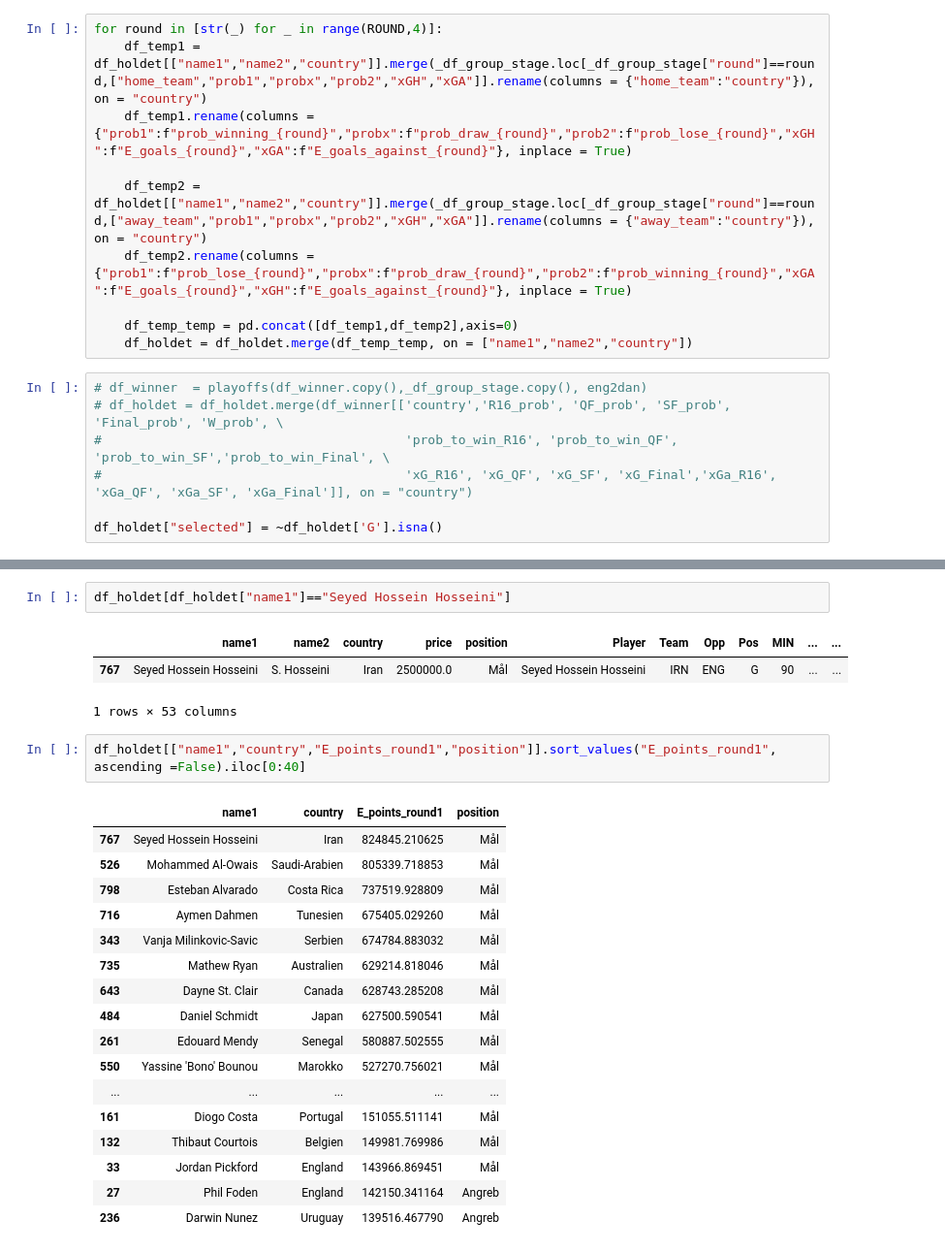
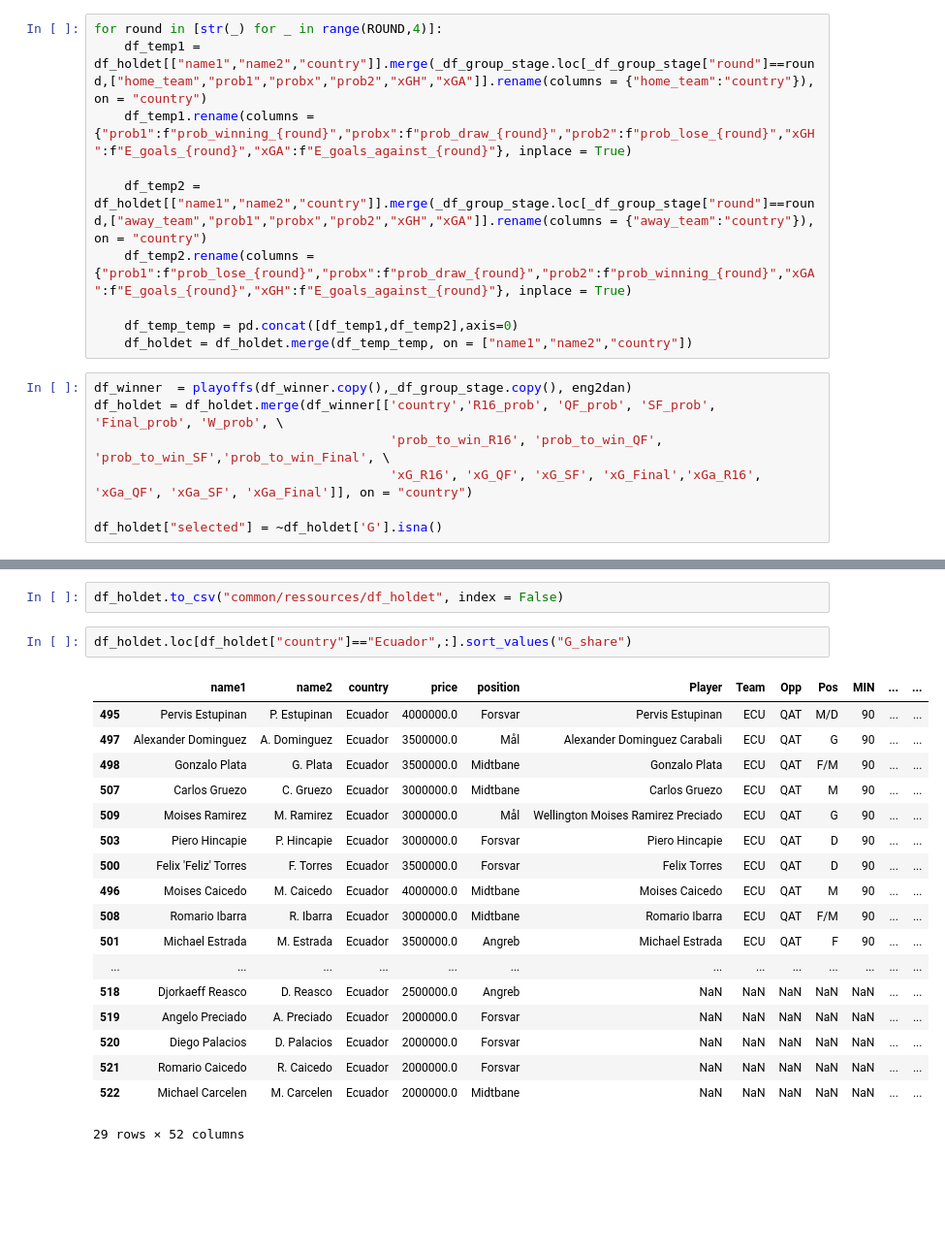
Before and after one commit to MathiasMSorensen/WC2022--Lineup-Optimizer, a Jupyter notebook: data_load.ipynb, the cells around one changed output, grey strips where cells are left out. Shown at 97% size. Cells and saved outputs as stored; diff of their text form; blank space fills up the shorter version.

Commit message:
now we have a team

```diff
--- a/data_load.ipynb
+++ b/data_load.ipynb
@@ -54,10 +54,10 @@ for round in [str(_) for _ in range(ROUND,4)]:
     df_temp_temp = pd.concat([df_temp1,df_temp2],axis=0)
     df_holdet = df_holdet.merge(df_temp_temp, on = ["name1","name2","country"])
 # %%
-# df_winner  = playoffs(df_winner.copy(),_df_group_stage.copy(), eng2dan)
-# df_holdet = df_holdet.merge(df_winner[['country','R16_prob', 'QF_prob', 'SF_prob', 'Final_prob', 'W_prob', \
-#                                        'prob_to_win_R16', 'prob_to_win_QF', 'prob_to_win_SF','prob_to_win_Final', \
-#                                        'xG_R16', 'xG_QF', 'xG_SF', 'xG_Final','xGa_R16', 'xGa_QF', 'xGa_SF', 'xGa_Final']], on = "country")
+df_winner  = playoffs(df_winner.copy(),_df_group_stage.copy(), eng2dan)
+df_holdet = df_holdet.merge(df_winner[['country','R16_prob', 'QF_prob', 'SF_prob', 'Final_prob', 'W_prob', \
+                                       'prob_to_win_R16', 'prob_to_win_QF', 'prob_to_win_SF','prob_to_win_Final', \
+                                       'xG_R16', 'xG_QF', 'xG_SF', 'xG_Final','xGa_R16', 'xGa_QF', 'xGa_SF', 'xGa_Final']], on = "country")
 
 df_holdet["selected"] = ~df_holdet['G'].isna()
 # %%
@@ -141,29 +142,26 @@ for country in df_holdet["country"].unique():
             if i == ROUND:
                 df_holdet.loc[df_holdet["name1"]==player,"E_points_round1"] = points
         df_holdet.loc[df_holdet["name1"]==player,"E_points_total"] = points
-# %%
-df_holdet[df_holdet["name1"]=="Seyed Hossein Hosseini"]
-# %% [output]
-|  | name1 | name2 | country | price | position | Player | Team | Opp | Pos | MIN | ... | ... |
-| 767 | Seyed Hossein Hosseini | S. Hosseini | Iran | 2500000.0 | Mål | Seyed Hossein Hosseini | IRN | ENG | G | 90 | ... | ... |
-1 rows × 53 columns
-# %%
-df_holdet[["name1","country","E_points_round1","position"]].sort_values("E_points_round1", ascending =False).iloc[0:40]
-# %% [output]
-|  | name1 | country | E_points_round1 | position |
-| 767 | Seyed Hossein Hosseini | Iran | 824845.210625 | Mål |
-| 526 | Mohammed Al-Owais | Saudi-Arabien | 805339.718853 | Mål |
-| 798 | Esteban Alvarado | Costa Rica | 737519.928809 | Mål |
-| 716 | Aymen Dahmen | Tunesien | 675405.029260 | Mål |
-| 343 | Vanja Milinkovic-Savic | Serbien | 674784.883032 | Mål |
-| 735 | Mathew Ryan | Australien | 629214.818046 | Mål |
-| 643 | Dayne St. Clair | Canada | 628743.285208 | Mål |
-| 484 | Daniel Schmidt | Japan | 627500.590541 | Mål |
-| 261 | Edouard Mendy | Senegal | 580887.502555 | Mål |
-| 550 | Yassine 'Bono' Bounou | Marokko | 527270.756021 | Mål |
-| ... | ... | ... | ... | ... |
-| 161 | Diogo Costa | Portugal | 151055.511141 | Mål |
-| 132 | Thibaut Courtois | Belgien | 149981.769986 | Mål |
-| 33 | Jordan Pickford | England | 143966.869451 | Mål |
-| 27 | Phil Foden | England | 142150.341164 | Angreb |
-| 236 | Darwin Nunez | Uruguay | 139516.467790 | Angreb |
+# %%
+df_holdet.to_csv("common/ressources/df_holdet", index = False)
+# %%
+df_holdet.loc[df_holdet["country"]=="Ecuador",:].sort_values("G_share")
+# %% [output]
+|  | name1 | name2 | country | price | position | Player | Team | Opp | Pos | MIN | ... | ... |
+| 495 | Pervis Estupinan | P. Estupinan | Ecuador | 4000000.0 | Forsvar | Pervis Estupinan | ECU | QAT | M/D | 90 | ... | ... |
+| 497 | Alexander Dominguez | A. Dominguez | Ecuador | 3500000.0 | Mål | Alexander Dominguez Carabali | ECU | QAT | G | 90 | ... | ... |
+| 498 | Gonzalo Plata | G. Plata | Ecuador | 3500000.0 | Midtbane | Gonzalo Plata | ECU | QAT | F/M | 90 | ... | ... |
+| 507 | Carlos Gruezo | C. Gruezo | Ecuador | 3000000.0 | Midtbane | Carlos Gruezo | ECU | QAT | M | 90 | ... | ... |
+| 509 | Moises Ramirez | M. Ramirez | Ecuador | 3000000.0 | Mål | Wellington Moises Ramirez Preciado | ECU | QAT | G | 90 | ... | ... |
+| 503 | Piero Hincapie | P. Hincapie | Ecuador | 3000000.0 | Forsvar | Piero Hincapie | ECU | QAT | D | 90 | ... | ... |
+| 500 | Felix 'Feliz' Torres | F. Torres | Ecuador | 3500000.0 | Forsvar | Felix Torres | ECU | QAT | D | 90 | ... | ... |
+| 496 | Moises Caicedo | M. Caicedo | Ecuador | 4000000.0 | Midtbane | Moises Caicedo | ECU | QAT | M | 90 | ... | ... |
+| 508 | Romario Ibarra | R. Ibarra | Ecuador | 3000000.0 | Midtbane | Romario Ibarra | ECU | QAT | F/M | 90 | ... | ... |
+| 501 | Michael Estrada | M. Estrada | Ecuador | 3500000.0 | Angreb | Michael Estrada | ECU | QAT | F | 90 | ... | ... |
+| ... | ... | ... | ... | ... | ... | ... | ... | ... | ... | ... | ... | ... |
+| 518 | Djorkaeff Reasco | D. Reasco | Ecuador | 2500000.0 | Angreb | NaN | NaN | NaN | NaN | NaN | ... | ... |
+| 519 | Angelo Preciado | A. Preciado | Ecuador | 2000000.0 | Forsvar | NaN | NaN | NaN | NaN | NaN | ... | ... |
+| 520 | Diego Palacios | D. Palacios | Ecuador | 2000000.0 | Forsvar | NaN | NaN | NaN | NaN | NaN | ... | ... |
+| 521 | Romario Caicedo | R. Caicedo | Ecuador | 2000000.0 | Forsvar | NaN | NaN | NaN | NaN | NaN | ... | ... |
+| 522 | Michael Carcelen | M. Carcelen | Ecuador | 2000000.0 | Midtbane | NaN | NaN | NaN | NaN | NaN | ... | ... |
+29 rows × 52 columns
```
Also changed, not shown: parts of 2 cells of this notebook, 4 other files.
